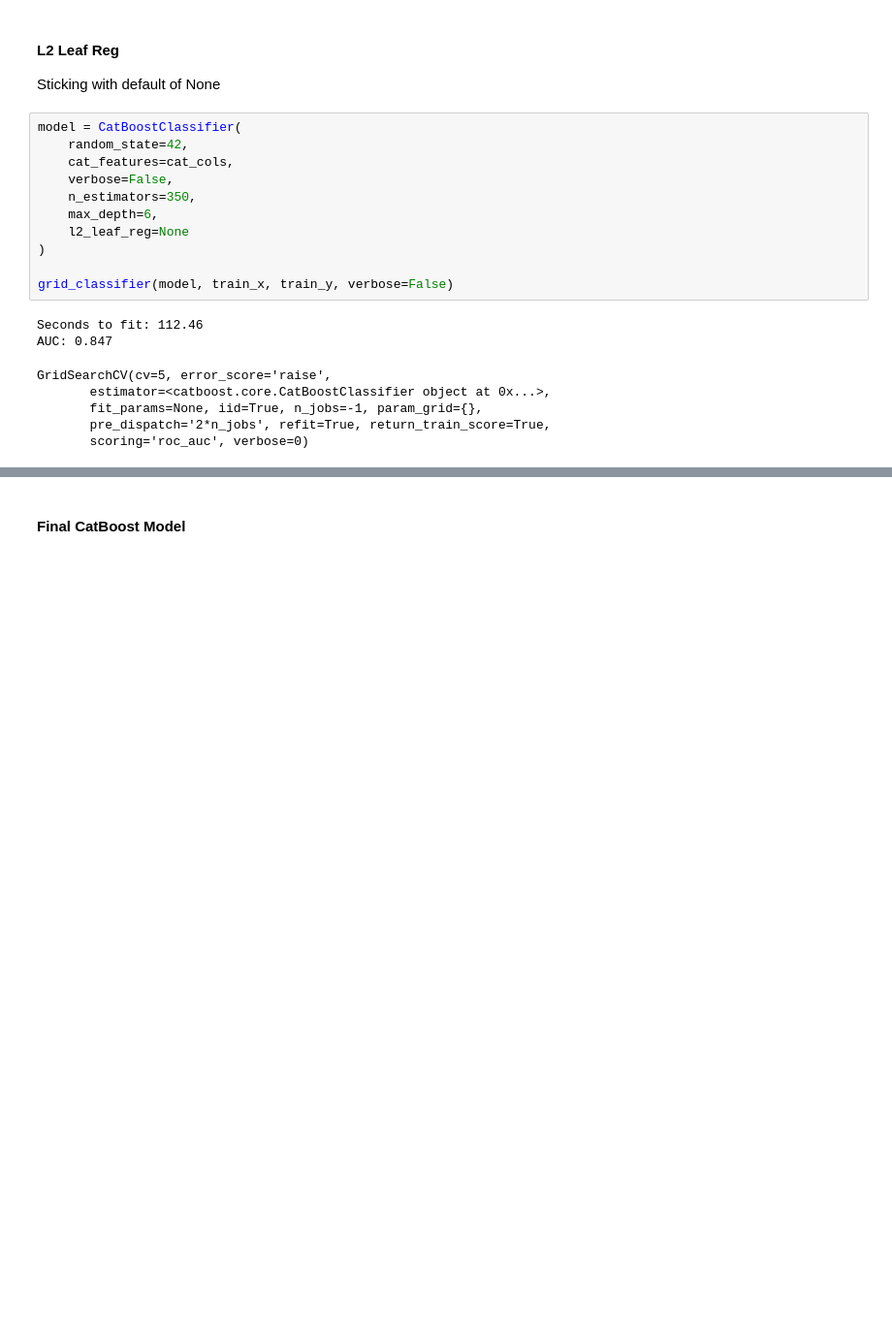
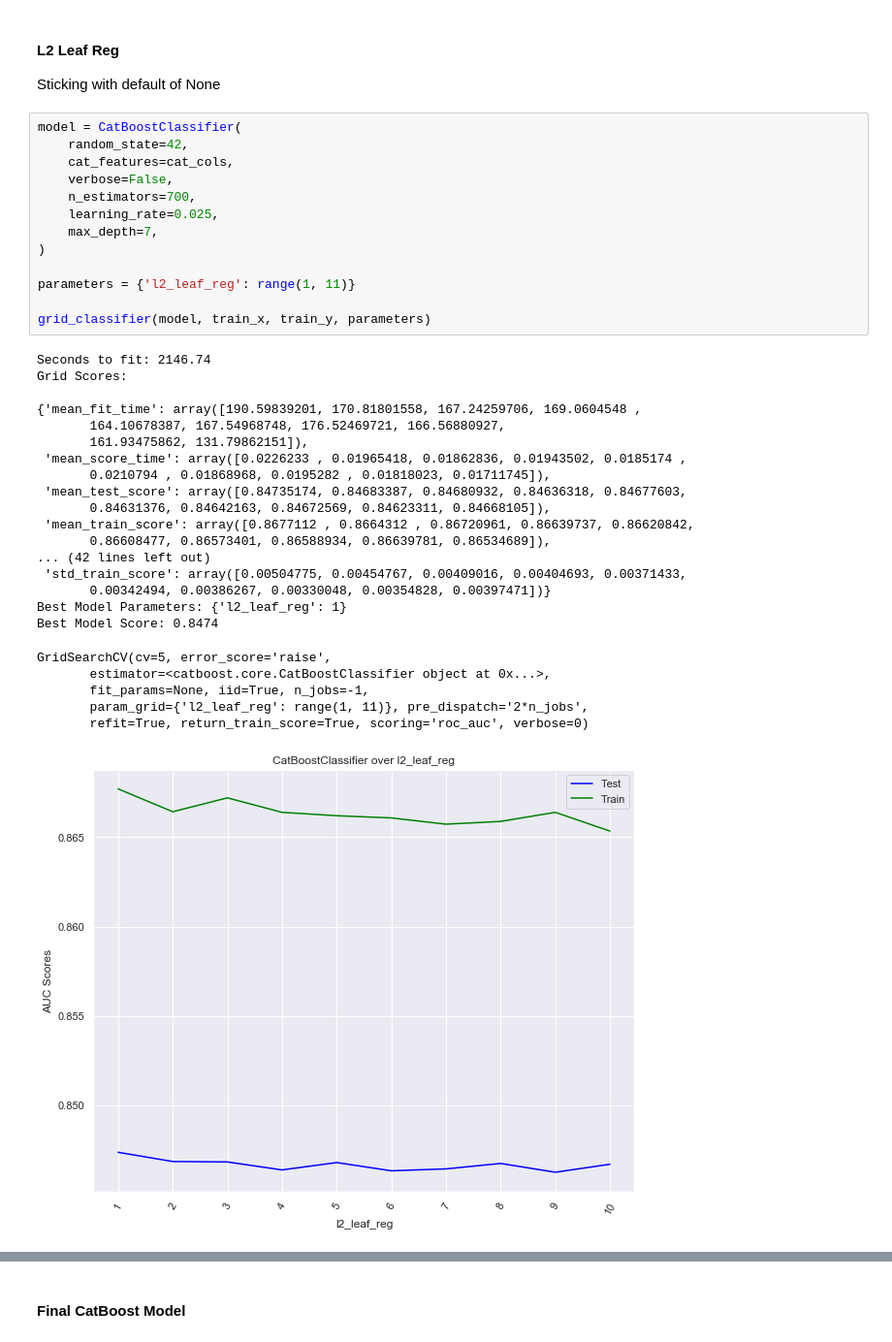
Before and after one commit to blairdev1023/telco_churn, a Jupyter notebook: src/Modeling_CatBoost.ipynb, the cells around one changed output, grey strips where cells are left out. Shown at 97% size. Drawn from its saved outputs; the diff is of its cells as text; blank space fills up the shorter version.

```diff
--- a/src/Modeling_CatBoost.ipynb
+++ b/src/Modeling_CatBoost.ipynb
@@ -410,19 +339,37 @@ Sticking with default of None
 # %%
 model = CatBoostClassifier(
     random_state=42,
     cat_features=cat_cols,
     verbose=False,
-    n_estimators=350,
-    max_depth=6,
-    l2_leaf_reg=None
+    n_estimators=700,
+    learning_rate=0.025,
+    max_depth=7,
 )
 
-grid_classifier(model, train_x, train_y, verbose=False)
+parameters = {'l2_leaf_reg': range(1, 11)}
+
+grid_classifier(model, train_x, train_y, parameters)
 # %% [output]
-Seconds to fit: 112.46
-AUC: 0.847
+Seconds to fit: 2146.74
+Grid Scores:
+
+{'mean_fit_time': array([190.59839201, 170.81801558, 167.24259706, 169.0604548 ,
+       164.10678387, 167.54968748, 176.52469721, 166.56880927,
+       161.93475862, 131.79862151]),
+ 'mean_score_time': array([0.0226233 , 0.01965418, 0.01862836, 0.01943502, 0.0185174 ,
+       0.0210794 , 0.01868968, 0.0195282 , 0.01818023, 0.01711745]),
+ 'mean_test_score': array([0.84735174, 0.84683387, 0.84680932, 0.84636318, 0.84677603,
+       0.84631376, 0.84642163, 0.84672569, 0.84623311, 0.84668105]),
+ 'mean_train_score': array([0.8677112 , 0.8664312 , 0.86720961, 0.86639737, 0.86620842,
+       0.86608477, 0.86573401, 0.86588934, 0.86639781, 0.86534689]),
+... (42 lines left out)
+ 'std_train_score': array([0.00504775, 0.00454767, 0.00409016, 0.00404693, 0.00371433,
+       0.00342494, 0.00386267, 0.00330048, 0.00354828, 0.00397471])}
+Best Model Parameters: {'l2_leaf_reg': 1}
+Best Model Score: 0.8474
 GridSearchCV(cv=5, error_score='raise',
        estimator=<catboost.core.CatBoostClassifier object at 0x...>,
-       fit_params=None, iid=True, n_jobs=-1, param_grid={},
-       pre_dispatch='2*n_jobs', refit=True, return_train_score=True,
-       scoring='roc_auc', verbose=0)
+       fit_params=None, iid=True, n_jobs=-1,
+       param_grid={'l2_leaf_reg': range(1, 11)}, pre_dispatch='2*n_jobs',
+       refit=True, return_train_score=True, scoring='roc_auc', verbose=0)
+[figure, added]
```
Also changed, not shown: parts of 31 cells of this notebook.
